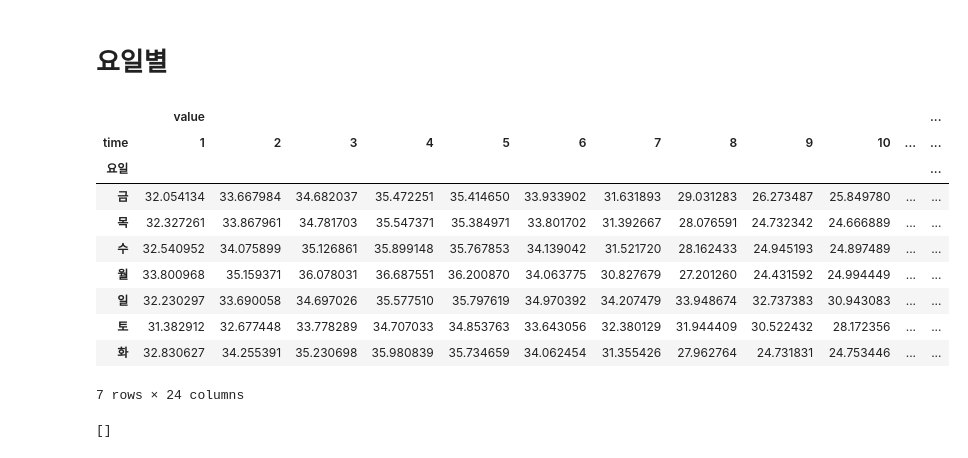
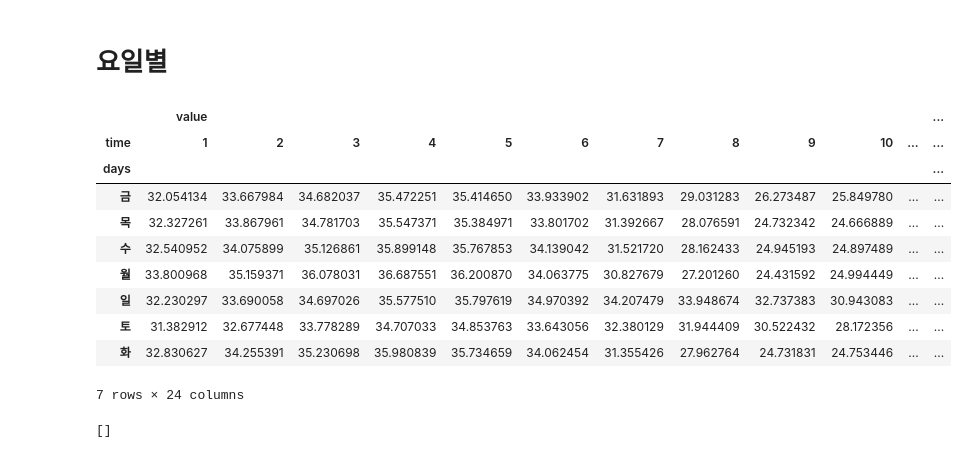
Before and after one commit to miniii222/Datamining_project, a Jupyter notebook: traffic/201903_EDA.ipynb, the cells around one changed output. Saved outputs shown, nothing was run; the diff lists cells and outputs as text; code cells hidden in the pictures.

```diff
--- a/traffic/201903_EDA.ipynb
+++ b/traffic/201903_EDA.ipynb
@@ -68,13 +244,13 @@ print('도로명 unique 개수 : ',len(np.unique(dt_201903['도로명'])))
 # 요일별
 # %%
 #요일별, 시간대별 평균 속도
-days_time = pd.DataFrame(dt_201903.groupby(['요일','time'])['value'].mean())
+days_time = pd.DataFrame(dt_201903.groupby(['days','time'])['value'].mean())
 days_time = days_time.unstack()
 days_time
 # %% [output]
 |  | value |  |  |  |  |  |  |  |  |  |  | ... |
 | time | 1 | 2 | 3 | 4 | 5 | 6 | 7 | 8 | 9 | 10 | ... | ... |
-| 요일 |  |  |  |  |  |  |  |  |  |  |  | ... |
+| days |  |  |  |  |  |  |  |  |  |  |  | ... |
 | 금 | 32.054134 | 33.667984 | 34.682037 | 35.472251 | 35.414650 | 33.933902 | 31.631893 | 29.031283 | 26.273487 | 25.849780 | ... | ... |
 | 목 | 32.327261 | 33.867961 | 34.781703 | 35.547371 | 35.384971 | 33.801702 | 31.392667 | 28.076591 | 24.732342 | 24.666889 | ... | ... |
 | 수 | 32.540952 | 34.075899 | 35.126861 | 35.899148 | 35.767853 | 34.139042 | 31.521720 | 28.162433 | 24.945193 | 24.897489 | ... | ... |
```
Also changed, not shown: parts of 48 cells of this notebook.
